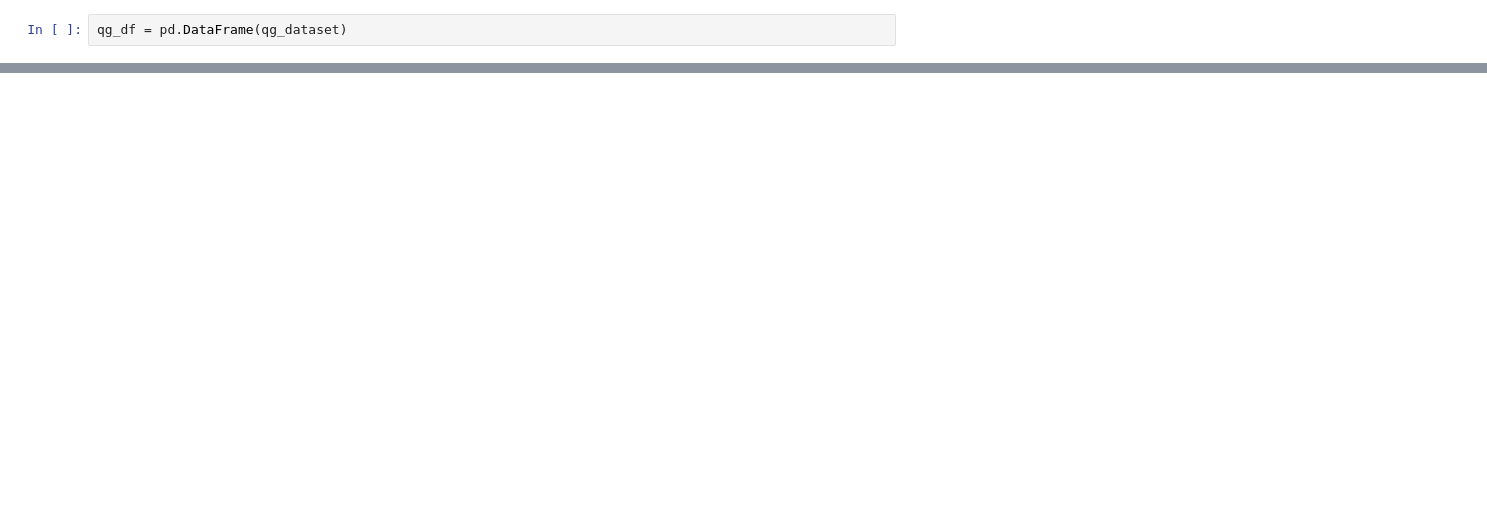
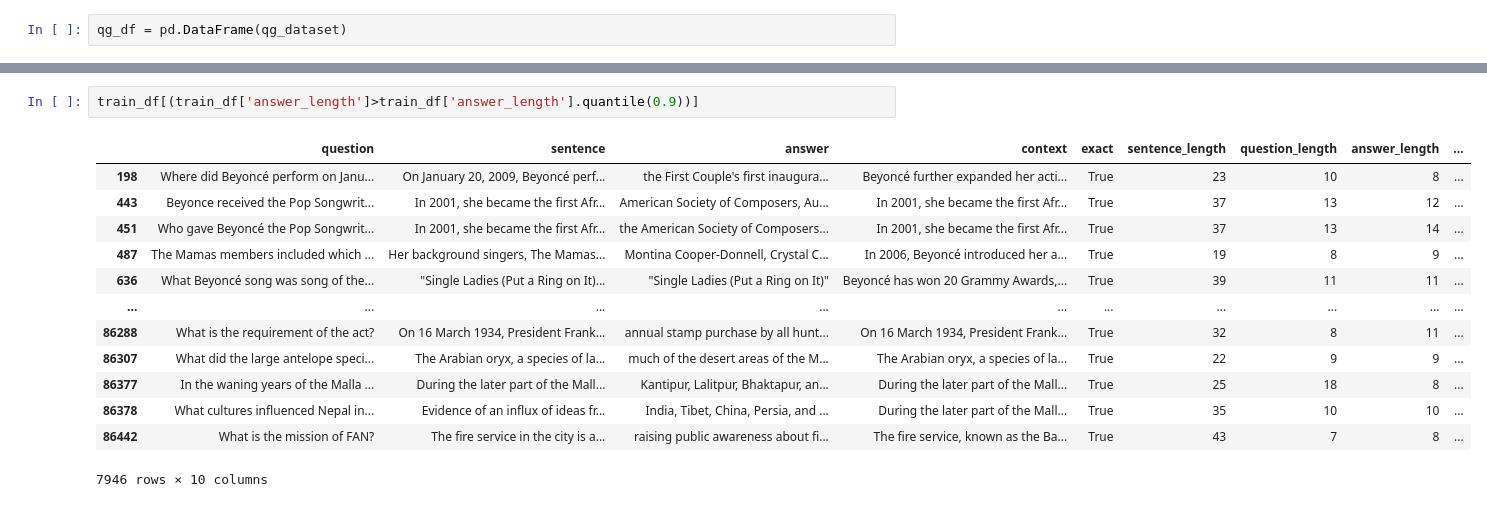
Before and after one commit to hatsumikana/MCQ-Generation, a Jupyter notebook: data/Preprocessing.ipynb, the cells around one changed output, grey strips where cells are left out. Cells and saved outputs as stored; diff of their text form; blank space fills up the shorter version.

```diff
--- a/data/Preprocessing.ipynb
+++ b/data/Preprocessing.ipynb
@@ -130,0 +222,16 @@ qg_df[qg_df['exact']==True].to_csv('qg_dev.csv', encoding='utf-8')
+# %%
+train_df[(train_df['answer_length']>train_df['answer_length'].quantile(0.9))]
+# %% [output]
+|  | question | sentence | answer | context | exact | sentence_length | question_length | answer_length | ... |
+| 198 | Where did Beyoncé perform on Janu... | On January 20, 2009, Beyoncé perf... | the First Couple's first inaugura... | Beyoncé further expanded her acti... | True | 23 | 10 | 8 | ... |
+| 443 | Beyonce received the Pop Songwrit... | In 2001, she became the first Afr... | American Society of Composers, Au... | In 2001, she became the first Afr... | True | 37 | 13 | 12 | ... |
+| 451 | Who gave Beyoncé the Pop Songwrit... | In 2001, she became the first Afr... | the American Society of Composers... | In 2001, she became the first Afr... | True | 37 | 13 | 14 | ... |
+| 487 | The Mamas members included which ... | Her background singers, The Mamas... | Montina Cooper-Donnell, Crystal C... | In 2006, Beyoncé introduced her a... | True | 19 | 8 | 9 | ... |
+| 636 | What Beyoncé song was song of the... | "Single Ladies (Put a Ring on It)... | "Single Ladies (Put a Ring on It)" | Beyoncé has won 20 Grammy Awards,... | True | 39 | 11 | 11 | ... |
+| ... | ... | ... | ... | ... | ... | ... | ... | ... | ... |
+| 86288 | What is the requirement of the act? | On 16 March 1934, President Frank... | annual stamp purchase by all hunt... | On 16 March 1934, President Frank... | True | 32 | 8 | 11 | ... |
+| 86307 | What did the large antelope speci... | The Arabian oryx, a species of la... | much of the desert areas of the M... | The Arabian oryx, a species of la... | True | 22 | 9 | 9 | ... |
+| 86377 | In the waning years of the Malla ... | During the later part of the Mall... | Kantipur, Lalitpur, Bhaktapur, an... | During the later part of the Mall... | True | 25 | 18 | 8 | ... |
+| 86378 | What cultures influenced Nepal in... | Evidence of an influx of ideas fr... | India, Tibet, China, Persia, and ... | During the later part of the Mall... | True | 35 | 10 | 10 | ... |
+| 86442 | What is the mission of FAN? | The fire service in the city is a... | raising public awareness about fi... | The fire service, known as the Ba... | True | 43 | 7 | 8 | ... |
+7946 rows × 10 columns
```
Also changed, not shown: parts of 27 cells of this notebook.
